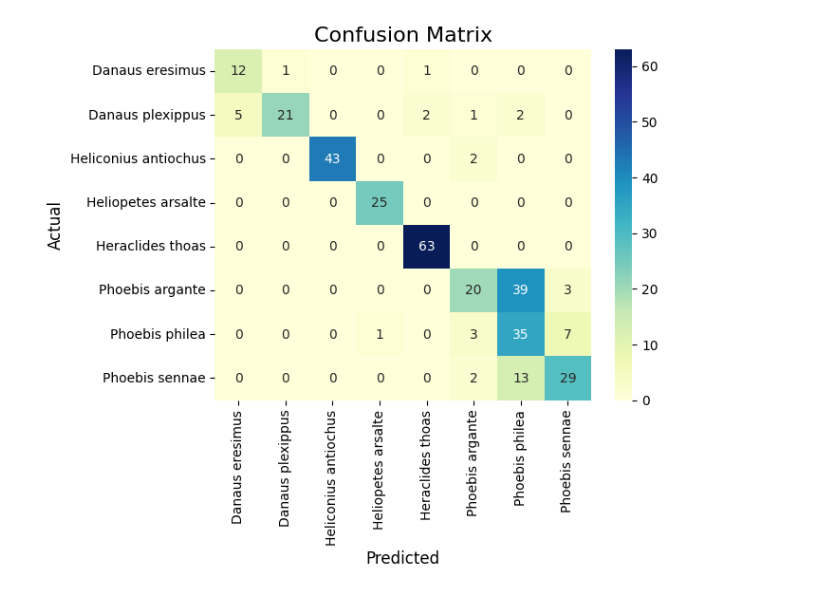
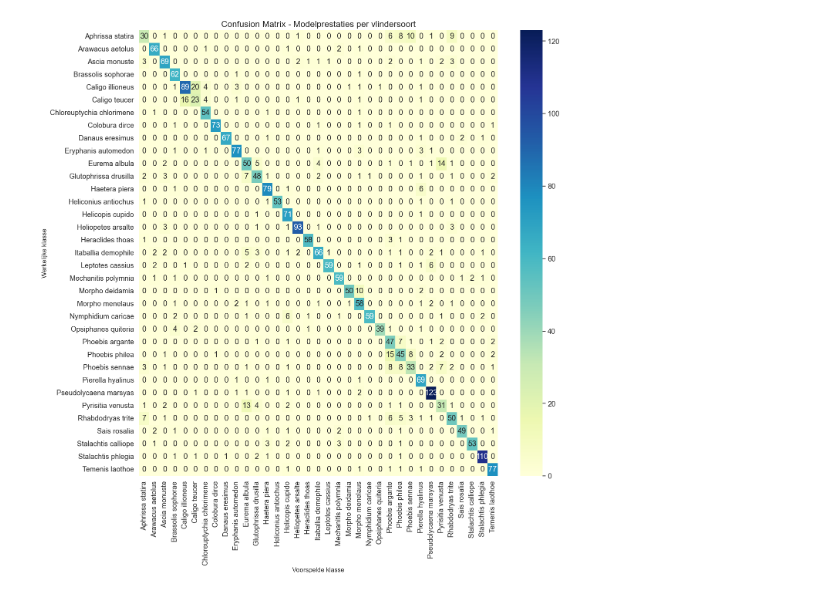
Before and after one commit to CeoJim18/surinaamse-vlinderherkennings-model, a Jupyter notebook: MobileNetTraining.ipynb, the cells around one changed output. Drawn from its saved outputs; the diff is of its cells as text; code cells hidden in the pictures.

```diff
--- a/MobileNetTraining.ipynb
+++ b/MobileNetTraining.ipynb
@@ -801,51 +684,76 @@ KeyboardInterrupt
 # %%
-# Confusion Matrix voor Tensorflow Keras model (ziet er goed uit?)
-from sklearn.metrics import confusion_matrix, ConfusionMatrixDisplay
+# Confusion Matrix en Berekening van evaluatie meetrieken voor het Keras-model
+from sklearn.metrics import confusion_matrix, classification_report, accuracy_score, \
+    balanced_accuracy_score, precision_score, recall_score, f1_score
 import numpy as np
 import tensorflow as tf
 import matplotlib.pyplot as plt
 import datetime
 import seaborn as sns
 
-# Maakt een x,y dataset.
-# TODO: maak een aparte test dataset
+# Genereer testdataset met vaste volgorde (shuffle=False) voor consistente labelkoppeling
 test_ds_for_predictions = tf.keras.utils.image_dataset_from_directory(
     testButterflyImages,
-    image_size=(224, 224),
-    shuffle=False,  # Belangrijk voor consistente volgorde
+    image_size=(224, 224),  # Inputformaat moet overeenkomen met modeltraining
+    shuffle=False,  # Behoud oorspronkelijke volgorde voor correcte labeltoewijzing
     batch_size=32
 )
 
-model_path= get_last_modified_model(modelKerasPath)
+# Laad het laatst getrainde model voor reproduceerbare resultaten
+# model_path = get_last_modified_model(modelKerasPath)
+model_path = modelKerasPath + '__2025-04-29_13_34_extractor_method.keras'
+model_mobilenetv3large = tf.keras.models.load_model(model_path)
 
-model_mobilenetv3large= tf.keras.models.load_model(model_path)
+# Genereer voorspellingen (klasse-waarschijnlijkheden) voor de testdataset
+y_pred_probabilities = model_mobilenetv3large.predict(test_ds_for_predictions)
 
-y_pred_probabilities = model_mobilenetv3large.predict(test_ds_for_predictions) #hier gebruikt het x en y, nagaan of het correct is om hier ook labels te gebruiken. Je zou eig. alleen invoer images (x) moeten gebruiken.
-print("y_pred_probabilities")
-print(y_pred_probabilities)
+# Converteer waarschijnlijkheden naar klasse-indices (0-34) via argmax
+y_pred = np.argmax(y_pred_probabilities, axis=1)  # Selecteer index met hoogste waarschijnlijkheid
 
-# geeft per voorspelde afbeelding de hoogste prediction (in label/index waarde)
-y_pred = np.argmax(y_pred_probabilities, axis=1)
-print("y_pred")
-print(y_pred)
+# Verzamel werkelijke labels uit de testdataset
+true_labels = np.concatenate([y for _, y in test_ds_for_predictions], axis=0)
 
-# Verzamel de werkelijke labels
-true_labels = np.concatenate([y for _, y in test_ds_for_predictions], axis=0)
-print("true_labels")
-print(true_labels)
-
-# Maak de confusion matrix
+# Bereken confusion matrix: vergelijk werkelijke vs. voorspelde labels
 cm = confusion_matrix(true_labels, y_pred)
 
-# Visualiseer de confusion matrix met schuine labels
-class_names = list(categories)  # Gebruik de naamlijst van vlindersoorten om te koppelen aan indexes (y-waardes)
+# Visualiseer confusion matrix met Seaborn voor betere leesbaarheid
+plt.figure(figsize=(15, 15))  # Groot formaat voor 35 klassen
+sns.set(font_scale=1.2)  # Vergroot tekst voor leesbaarheid
 
-sns.heatmap(cm, annot=True,fmt='d', cmap='YlGnBu', xticklabels=class_names, yticklabels=class_names)
-plt.xlabel('Predicted', fontsize=12)
-plt.ylabel('Actual', fontsize=12)
-plt.title('Confusion Matrix',fontsize=16)
-currentTime = datetime.datetime.now()
-modelDateTrained = currentTime.strftime("%Y-%m-%d_%H_%M")
-plt.savefig(f"{confusionMatricesImagesPath}confusion_matrix_keras_model{modelDateTrained}.png")
+# Gebruik klasse-namen i.p.v. indices voor interpretatie
+class_names = list(categories)
+sns.heatmap(
+    cm,
+    annot=True,  # Toon aantallen in cellen
+    fmt='d',     # Gehele getallen weergeven
+    cmap='YlGnBu',  # Kleurenschema voor visuele duidelijkheid
+    xticklabels=class_names,
+    yticklabels=class_names
+)
+
+plt.xlabel('Voorspelde klasse', fontsize=12)
+plt.ylabel('Werkelijke klasse', fontsize=12)
+plt.title('Confusion Matrix - Modelprestaties per vlindersoort', fontsize=16)
 plt.show()
+
+plt.close()
+
+# Accuracy
+acc = accuracy_score(true_labels, y_pred)
+print(f"Accuracy: {acc:.4f}")
+
+# Balanced Accuracy
+balanced_acc = balanced_accuracy_score(true_labels, y_pred)
+print(f"Balanced Accuracy: {balanced_acc:.4f}")
+
+# Detailed Classification Report
+print("\nClassification Report:")
+report = classification_report(true_labels, y_pred, target_names=class_names)
+print(report)
+
+# Average metrics
+print("\nAverage Metrics:")
+print(f"Macro Precision: {precision_score(true_labels, y_pred, average='macro'):.4f}")
+print(f"Macro Recall: {recall_score(true_labels, y_pred, average='macro'):.4f}")
+print(f"Macro F1: {f1_score(true_labels, y_pred, average='macro'):.4f}")
 # %% [output]
@@ -869 +762 @@ y_pred_probabilities
-[figure, old version]
+[figure, new version]
```
Also changed, not shown: parts of 26 cells of this notebook.
